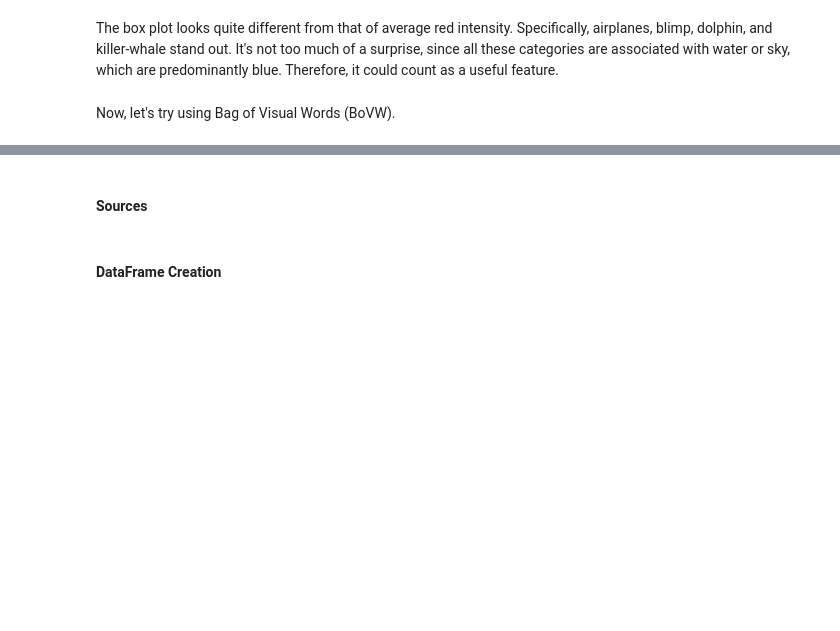
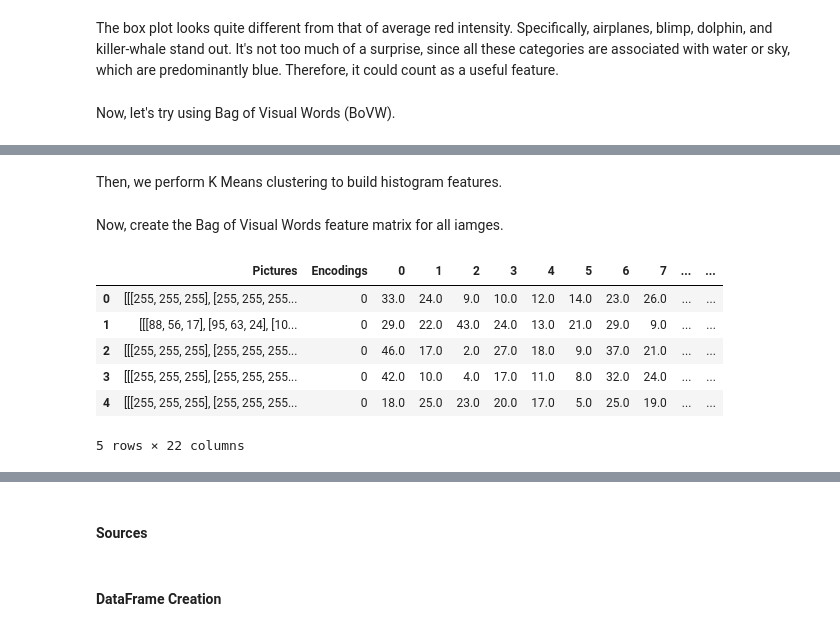
Before and after one commit to JRChow/data-200-grad-proj, a Jupyter notebook: GradProject_NB2.ipynb, the cells around one changed output, grey strips where cells are left out. Cells and saved outputs as stored; diff of their text form; code cells hidden in the pictures; blank space fills up the shorter version.

Commit message:
Add ORB matrix feature

```diff
--- a/GradProject_NB2.ipynb
+++ b/GradProject_NB2.ipynb
@@ -159,0 +174,7 @@ print(type(des))
+# %%
+all_des = des_ls[0]
+for i in range(1, len(des_ls)):
+    if (des_ls[i] is None):
+        print(i)
+    else:
+        all_des = np.concatenate((all_des, des_ls[i]))
@@ -159,0 +186,7 @@ print(type(des))
+# %% [markdown]
+Then, we perform K Means clustering to build histogram features.
+# %%
+# Perform K Means clustering
+from sklearn.cluster import KMeans
+n_clusters = 20
+kmeans = KMeans(n_clusters=n_clusters, random_state=42).fit(all_des)
@@ -159,0 +196,37 @@ print(type(des))
+# %% [markdown]
+Now, create the Bag of Visual Words feature matrix for all iamges.
+# %%
+def get_descriptors(img):
+    orb = cv2.ORB_create()
+    kp = orb.detect(img, None)
+    _, des = orb.compute(img, kp)
+    return des
+
+
+def build_histogram(img, kmeans):
+    hist = np.zeros(len(kmeans.cluster_centers_))
+    des = get_descriptors(img)
+    if (des is None):
+        return hist
+    pred = kmeans.predict(des)
+    for i in pred:
+        hist[i] += 1
+    return hist
+
+
+all_hist = build_histogram(learning["Pictures"].iloc[0], kmeans)
+for i in range(1, len(learning)):
+    hist = build_histogram(learning["Pictures"].iloc[i], kmeans)
+    all_hist = np.vstack((all_hist, hist))
+# %%
+orb_feature_df = pd.DataFrame(all_hist)
+train = pd.concat([learning, orb_feature_df], axis=1)
+train.head()
+# %% [output]
+|  | Pictures | Encodings | 0 | 1 | 2 | 3 | 4 | 5 | 6 | 7 | ... | ... |
+| 0 | [[[255, 255, 255], [255, 255, 255... | 0 | 33.0 | 24.0 | 9.0 | 10.0 | 12.0 | 14.0 | 23.0 | 26.0 | ... | ... |
+| 1 | [[[88, 56, 17], [95, 63, 24], [10... | 0 | 29.0 | 22.0 | 43.0 | 24.0 | 13.0 | 21.0 | 29.0 | 9.0 | ... | ... |
+| 2 | [[[255, 255, 255], [255, 255, 255... | 0 | 46.0 | 17.0 | 2.0 | 27.0 | 18.0 | 9.0 | 37.0 | 21.0 | ... | ... |
+| 3 | [[[255, 255, 255], [255, 255, 255... | 0 | 42.0 | 10.0 | 4.0 | 17.0 | 11.0 | 8.0 | 32.0 | 24.0 | ... | ... |
+| 4 | [[[255, 255, 255], [255, 255, 255... | 0 | 18.0 | 25.0 | 23.0 | 20.0 | 17.0 | 5.0 | 25.0 | 19.0 | ... | ... |
+5 rows × 22 columns
```
Also changed, not shown: parts of 11 cells of this notebook.
